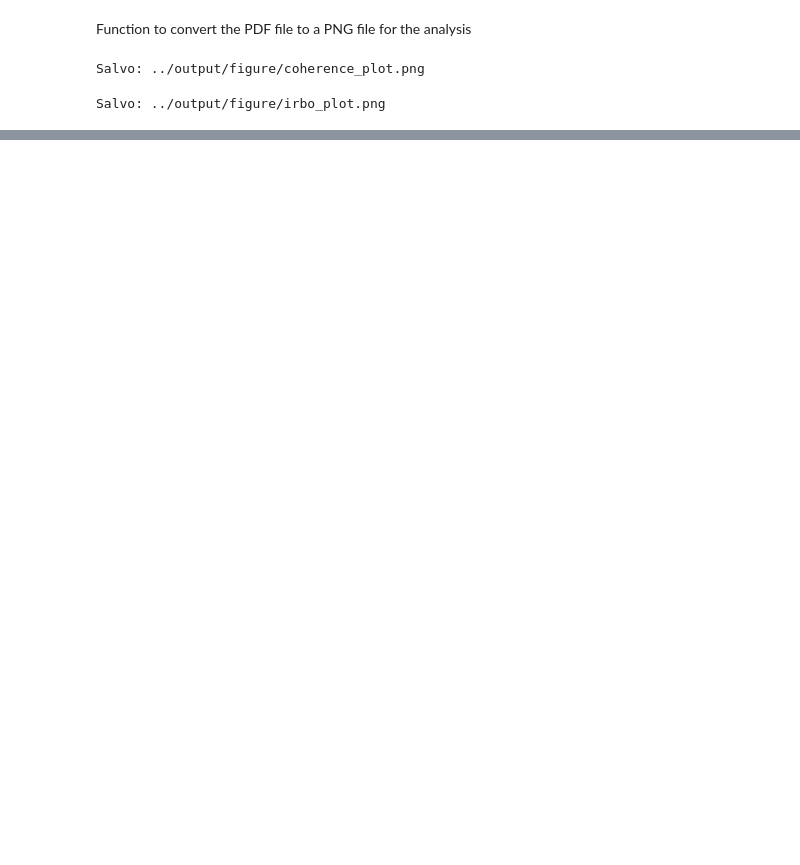
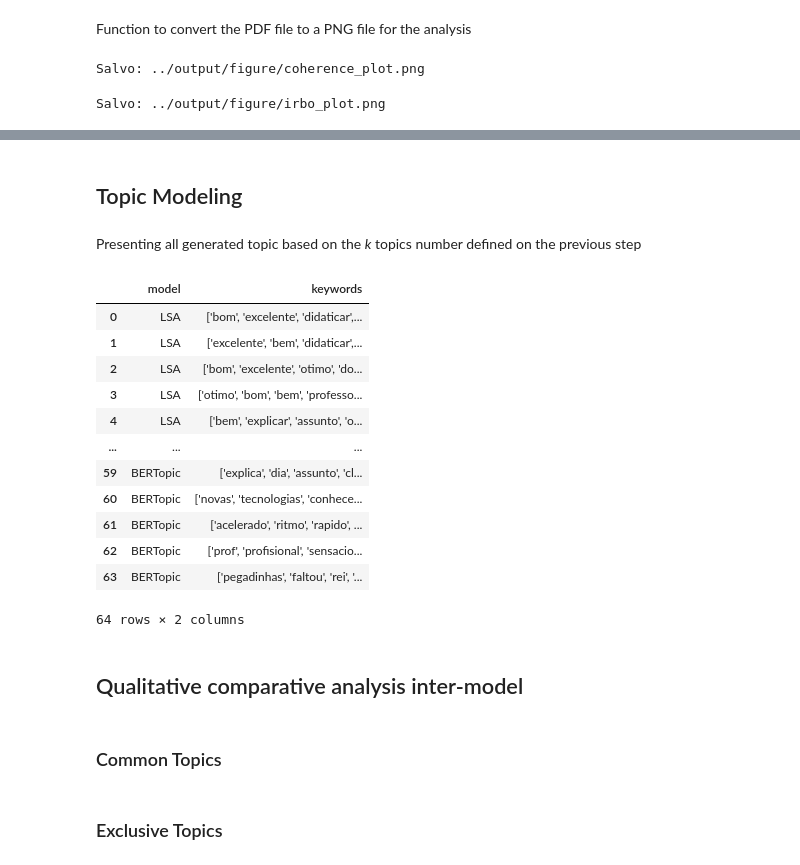
Before and after one commit to PaulaManoella/student_perceptions_analysis_BRACIS, a Jupyter notebook: notebook/output_analysis.ipynb, the cells around one changed output, grey strips where cells are left out. Cells and saved outputs as stored; diff of their text form; code cells hidden in the pictures; blank space fills up the shorter version.

Commit message:
feat: topic modeling visualization test

```diff
--- a/notebook/output_analysis.ipynb
+++ b/notebook/output_analysis.ipynb
@@ -50,0 +54,27 @@ display(Image(filename='../output/figure/irbo_plot.png'))
+# %% [markdown]
+## Topic Modeling
+# %% [markdown]
+Presenting all generated topic based on the *k* topics number defined on the previous step
+# %%
+all_models_topics = pd.read_csv('../output/topic_modeling/all_models_topics.csv')
+all_models_topics
+# %% [output]
+|  | model | keywords |
+| 0 | LSA | ['bom', 'excelente', 'didaticar',... |
+| 1 | LSA | ['excelente', 'bem', 'didaticar',... |
+| 2 | LSA | ['bom', 'excelente', 'otimo', 'do... |
+| 3 | LSA | ['otimo', 'bom', 'bem', 'professo... |
+| 4 | LSA | ['bem', 'explicar', 'assunto', 'o... |
+| ... | ... | ... |
+| 59 | BERTopic | ['explica', 'dia', 'assunto', 'cl... |
+| 60 | BERTopic | ['novas', 'tecnologias', 'conhece... |
+| 61 | BERTopic | ['acelerado', 'ritmo', 'rapido', ... |
+| 62 | BERTopic | ['prof', 'profisional', 'sensacio... |
+| 63 | BERTopic | ['pegadinhas', 'faltou', 'rei', '... |
+64 rows × 2 columns
+# %% [markdown]
+## Qualitative comparative analysis inter-model
+# %% [markdown]
+### Common Topics
+# %% [markdown]
+### Exclusive Topics
```
Also changed, not shown: parts of 12 cells of this notebook, 4 other files.
